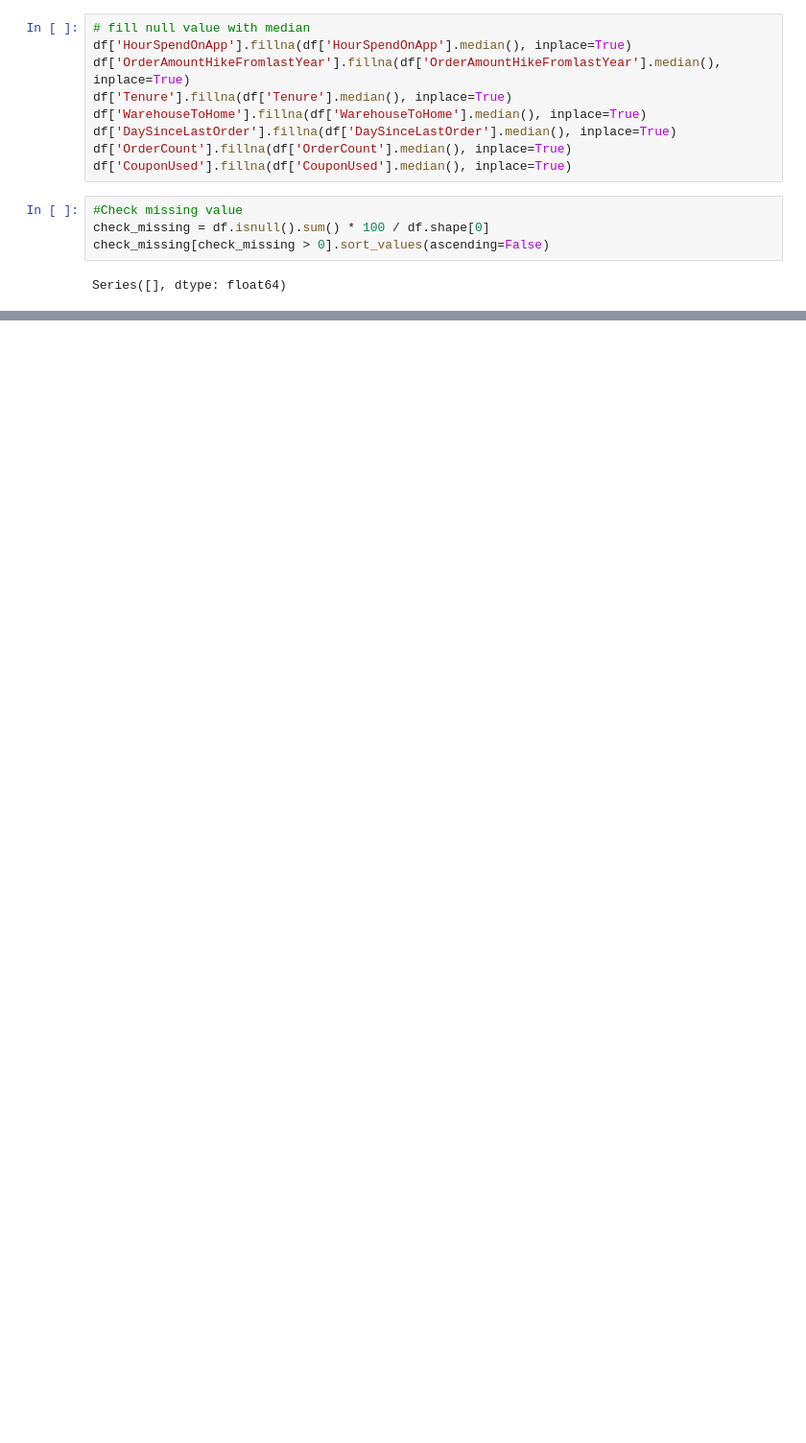
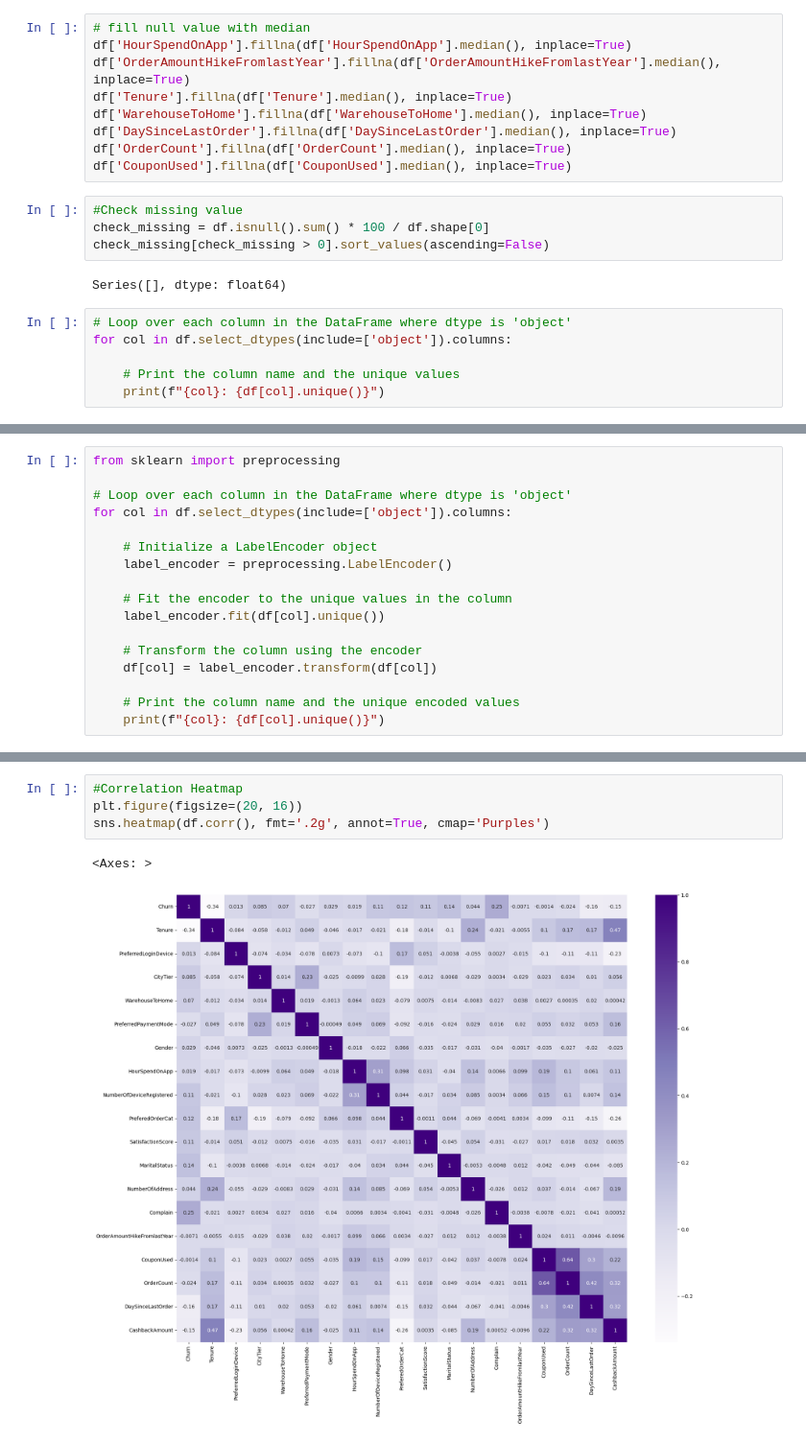
Before and after one commit to RaulSandj/E-Commerce-Churn-Analysis-and-Prediction, a Jupyter notebook: EcommAnalysis.ipynb, the cells around one changed output, grey strips where cells are left out. Shown at 96% size. Cells and saved outputs as stored; diff of their text form; blank space fills up the shorter version.

```diff
--- a/EcommAnalysis.ipynb
+++ b/EcommAnalysis.ipynb
@@ -369,3 +363,9 @@ check_missing = df.isnull().sum() * 100 / df.shape[0]
 check_missing[check_missing > 0].sort_values(ascending=False)
 # %% [output]
 Series([], dtype: float64)
+# %%
+# Loop over each column in the DataFrame where dtype is 'object'
+for col in df.select_dtypes(include=['object']).columns:
+
+    # Print the column name and the unique values
+    print(f"{col}: {df[col].unique()}")
@@ -371,0 +378,17 @@ Series([], dtype: float64)
+# %%
+from sklearn import preprocessing
+
+# Loop over each column in the DataFrame where dtype is 'object'
+for col in df.select_dtypes(include=['object']).columns:
+
+    # Initialize a LabelEncoder object
+    label_encoder = preprocessing.LabelEncoder()
+
+    # Fit the encoder to the unique values in the column
+    label_encoder.fit(df[col].unique())
+
+    # Transform the column using the encoder
+    df[col] = label_encoder.transform(df[col])
+
+    # Print the column name and the unique encoded values
+    print(f"{col}: {df[col].unique()}")
@@ -371,0 +401,7 @@ Series([], dtype: float64)
+# %%
+#Correlation Heatmap
+plt.figure(figsize=(20, 16))
+sns.heatmap(df.corr(), fmt='.2g', annot=True, cmap='Purples')
+# %% [output]
+<Axes: >
+[figure, added]
```
Also changed, not shown: parts of 19 cells of this notebook.
